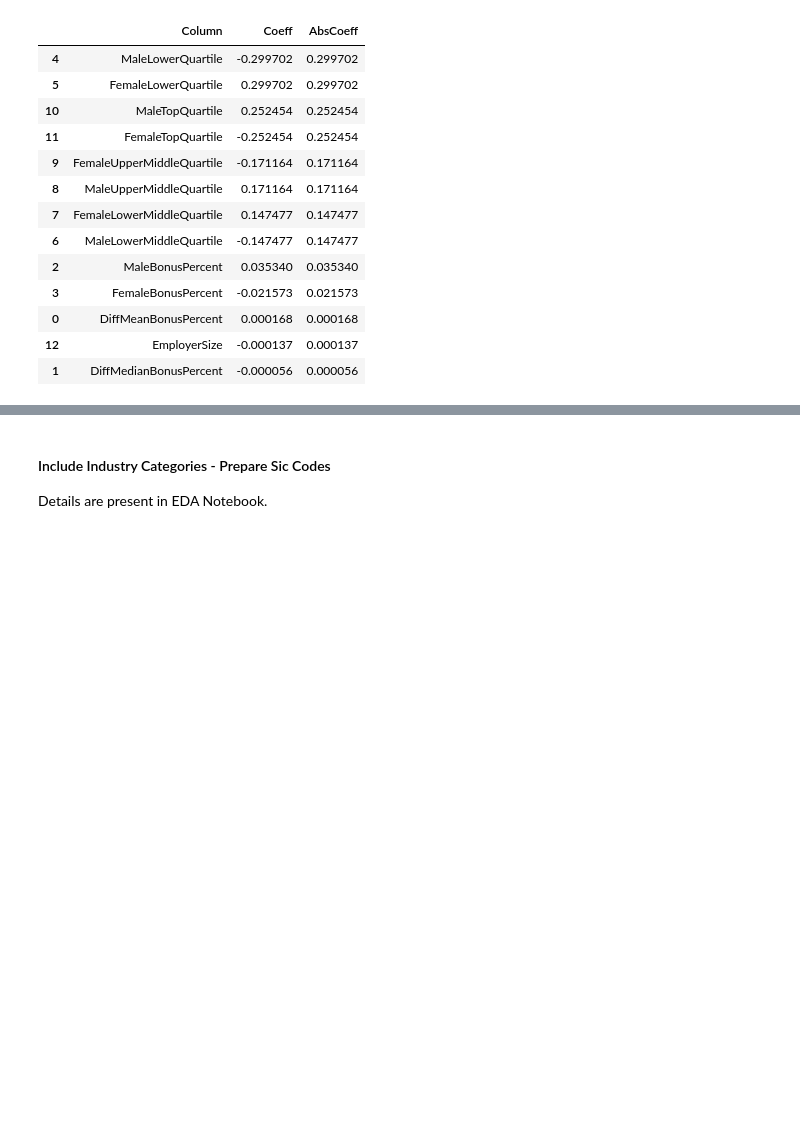
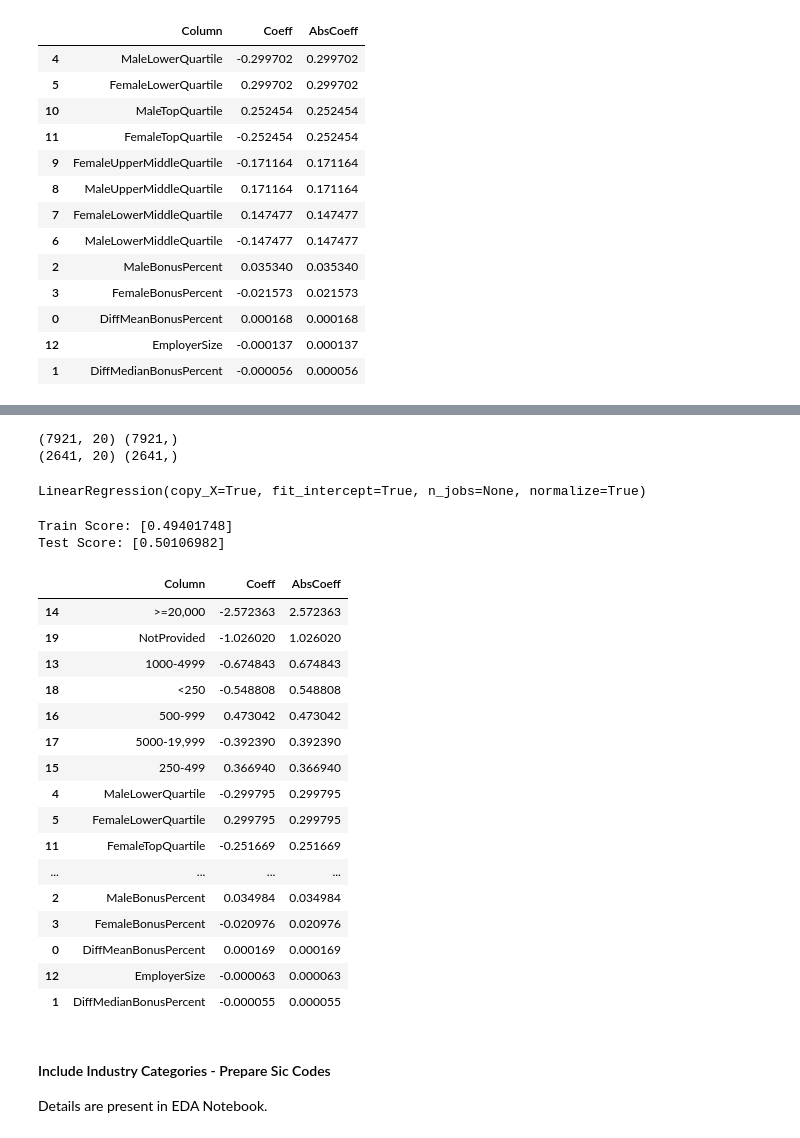
Before and after one commit to Ads2020Group6/data-exploration, a Jupyter notebook: Gov Equalities Office - Modelling.ipynb, the cells around one changed output, grey strips where cells are left out. Cells and saved outputs as stored; diff of their text form; code cells hidden in the pictures; blank space fills up the shorter version.

```diff
--- a/Gov Equalities Office - Modelling.ipynb
+++ b/Gov Equalities Office - Modelling.ipynb
@@ -270,0 +310,5 @@ coeff_df.sort_values(by=["AbsCoeff"], ascending=False)
+# %%
+df_emp = df_emp.merge(emp_cats, left_index=True, right_index=True)
+# %%
+features_emp = features + list(emp_cats.columns)
+features_emp
@@ -271,3 +336,47 @@ coeff_df.sort_values(by=["AbsCoeff"], ascending=False)
+# %%
+target = 'DiffMedianHourlyPercent'
+X_train, X_test, y_train, y_test = split_data(df_emp, target, features_emp)
+print(X_train.shape, y_train.shape)
+print(X_test.shape, y_test.shape)
+# %% [output]
+(7921, 20) (7921,)
+(2641, 20) (2641,)
+# %%
+line_reg = learn(X_train, y_train)
+line_reg
+# %% [output]
+LinearRegression(copy_X=True, fit_intercept=True, n_jobs=None, normalize=True)
+# %%
+train_score = evaluate(line_reg,X_train,y_train)
+test_score = evaluate(line_reg,X_test,y_test)
+
+print("Train Score:", train_score)
+print("Test Score:", test_score)
+# %% [output]
+Train Score: [0.49401748]
+Test Score: [0.50106982]
+# %%
+coeff_df = pd.DataFrame({'Column': list(X_train.columns), 'Coeff': line_reg.coef_})
+coeff_df['AbsCoeff'] = abs(coeff_df['Coeff'])
+coeff_df.sort_values(by=["AbsCoeff"], ascending=False)
+# %% [output]
+|  | Column | Coeff | AbsCoeff |
+| 14 | >=20,000 | -2.572363 | 2.572363 |
+| 19 | NotProvided | -1.026020 | 1.026020 |
+| 13 | 1000-4999 | -0.674843 | 0.674843 |
+| 18 | <250 | -0.548808 | 0.548808 |
+| 16 | 500-999 | 0.473042 | 0.473042 |
+| 17 | 5000-19,999 | -0.392390 | 0.392390 |
+| 15 | 250-499 | 0.366940 | 0.366940 |
+| 4 | MaleLowerQuartile | -0.299795 | 0.299795 |
+| 5 | FemaleLowerQuartile | 0.299795 | 0.299795 |
+| 11 | FemaleTopQuartile | -0.251669 | 0.251669 |
+| ... | ... | ... | ... |
+| 2 | MaleBonusPercent | 0.034984 | 0.034984 |
+| 3 | FemaleBonusPercent | -0.020976 | 0.020976 |
+| 0 | DiffMeanBonusPercent | 0.000169 | 0.000169 |
+| 12 | EmployerSize | -0.000063 | 0.000063 |
+| 1 | DiffMedianBonusPercent | -0.000055 | 0.000055 |
 # %% [markdown]
 #### Include Industry Categories - Prepare Sic Codes
 Details are present in EDA Notebook.
```
Also changed, not shown: parts of 7 cells of this notebook.
